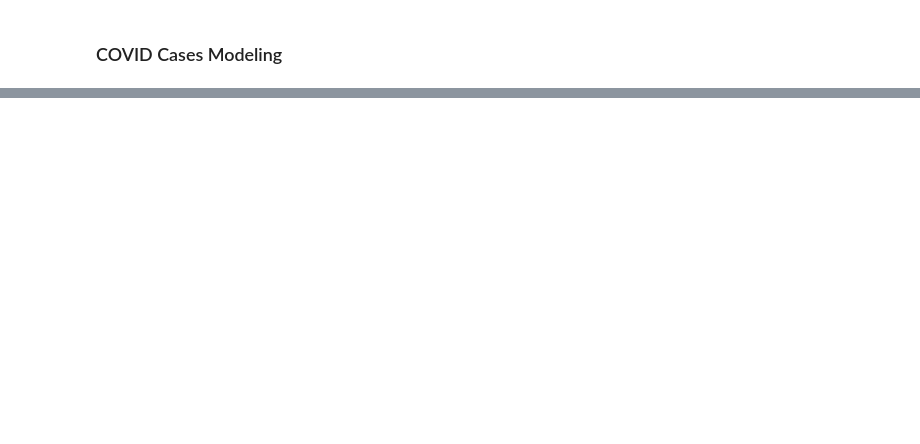
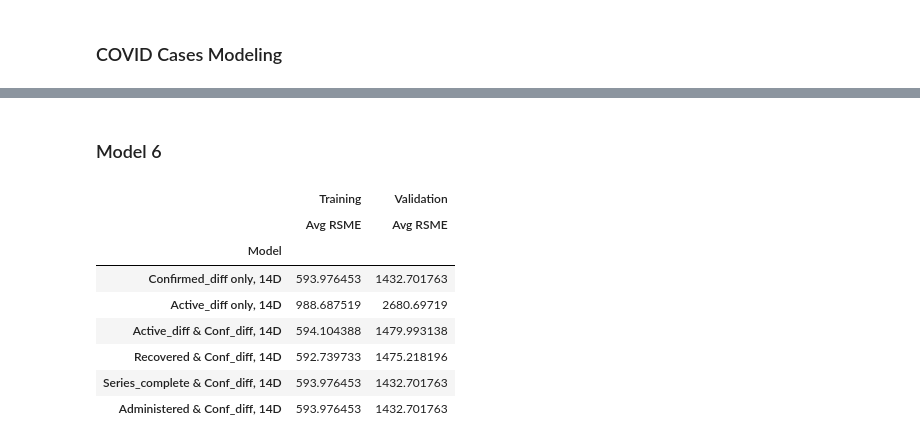
Before and after one commit to amichaelsen/COVID_project, a Jupyter notebook: analysis/modeling.ipynb, the cells around one changed output, grey strips where cells are left out. Saved outputs shown, nothing was run; the diff lists cells and outputs as text; code cells hidden in the pictures; blank space fills up the shorter version.

```diff
--- a/analysis/modeling.ipynb
+++ b/analysis/modeling.ipynb
@@ -239,0 +305,5 @@ dtype: float64
+# %%
+model_record, m4, m4_stats, m4_data = make_and_record_model(model_record,
+                                                  model_4_processing, train, val,
+                                                  "Recovered & Conf_diff, 14D", override=True)
+model_record
@@ -239,0 +356,5 @@ dtype: float64
+# %%
+model_record, m5, m5_stats, m5_data = make_and_record_model(model_record,
+                                                  model_5_processing, train, val,
+                                                  "Series_complete & Conf_diff, 14D", override=True)
+model_record
@@ -239,0 +370,43 @@ dtype: float64
+# %% [markdown]
+### Model 6
+# %%
+def model_6_pipeline(data, test_data=False):
+    window_size = 14
+    admin_timeseries_data = create_timeseries(data.fillna(0),'Administered')
+    X_vax_data, _  = convert_timeseries_to_data(admin_timeseries_data,
+                                                window_size,
+                                                col_name="Administered")
+
+    conf_timeseries_data = create_timeseries(data,"Confirmed_diff")
+    X_conf_data, Y_data  = convert_timeseries_to_data(conf_timeseries_data,
+                                                window_size,
+                                                col_name="Confirmed_Diff")
+
+    X_data = X_vax_data.merge(X_conf_data, left_index=True, right_index=True)
+
+    if test_data:
+        return X_data
+    else:
+        return (X_data, Y_data)
+
+def model_6_processing(train, val):
+    model = LinearRegression()
+    X_train, Y_train = model_6_pipeline(train)
+    X_val, Y_val     = model_6_pipeline(val)
+    model.fit(X_train, Y_train)
+    return (model, (X_train, Y_train), (X_val, Y_val))
+# %%
+model_record, m6, m6_stats, m6_data = make_and_record_model(model_record,
+                                                  model_6_processing, train, val,
+                                                  "Administered & Conf_diff, 14D", override=True)
+model_record
+# %% [output]
+|  | Training | Validation |
+|  | Avg RSME | Avg RSME |
+| Model |  |  |
+| Confirmed_diff only, 14D | 593.976453 | 1432.701763 |
+| Active_diff only, 14D | 988.687519 | 2680.69719 |
+| Active_diff & Conf_diff, 14D | 594.104388 | 1479.993138 |
+| Recovered & Conf_diff, 14D | 592.739733 | 1475.218196 |
+| Series_complete & Conf_diff, 14D | 593.976453 | 1432.701763 |
+| Administered & Conf_diff, 14D | 593.976453 | 1432.701763 |
```
Also changed, not shown: parts of 47 cells of this notebook, 4 other files.
